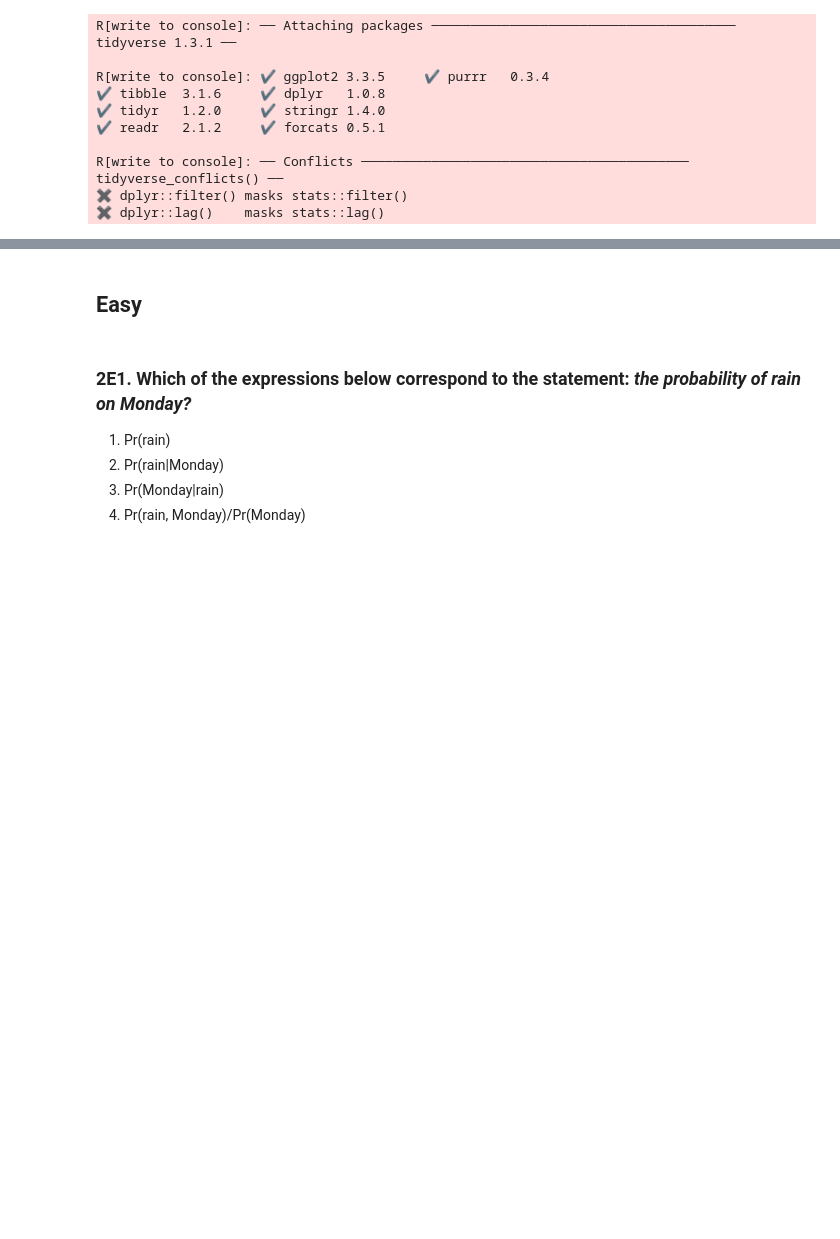
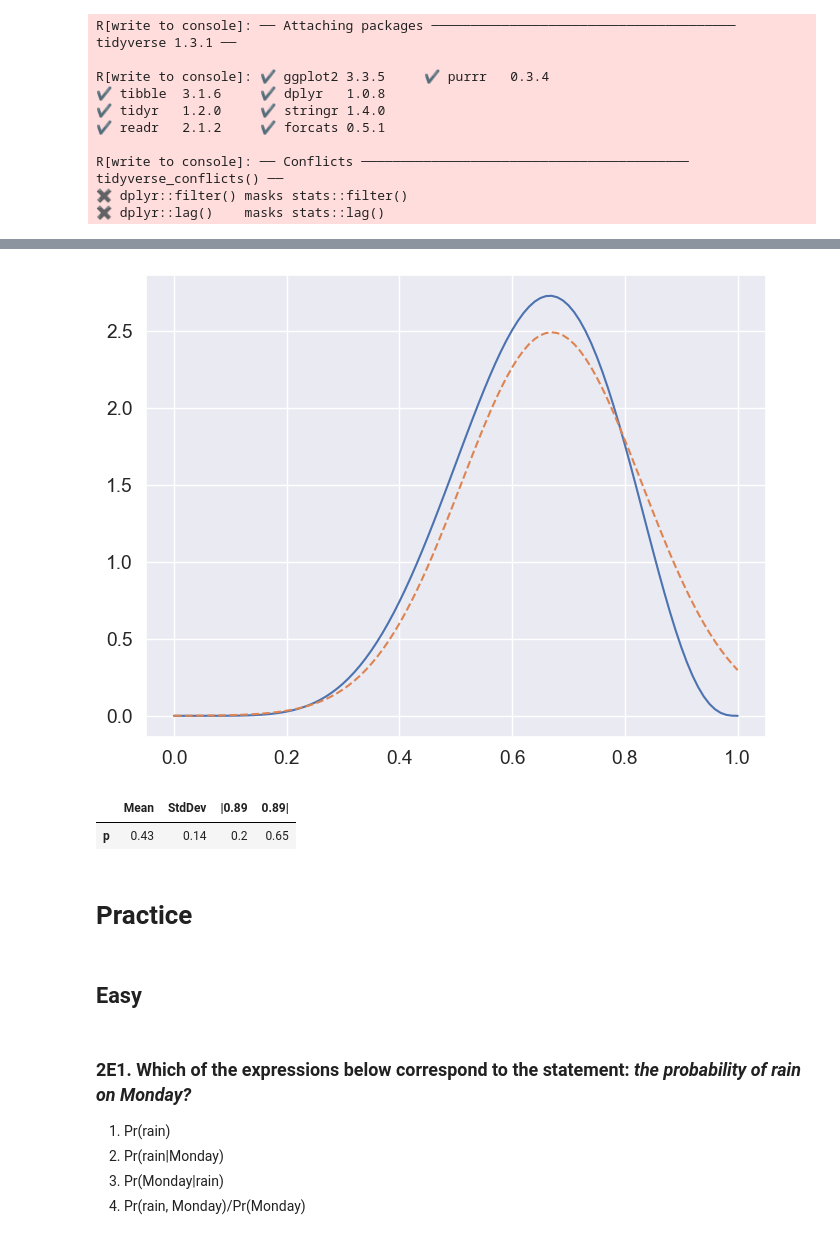
Before and after one commit to kvg/StatisticalRethinking, a Jupyter notebook: chr2.ipynb, the cells around one changed output, grey strips where cells are left out. Cells and saved outputs as stored; diff of their text form; code cells hidden in the pictures; blank space fills up the shorter version.

```diff
--- a/chr2.ipynb
+++ b/chr2.ipynb
@@ -46,3 +265,25 @@ R[write to console]: ── Conflicts ──────────────
+# %%
+# analytical calculation
+w = 6
+l = 3
+
+x = torch.linspace(0, 1, 101)
+ax = sns.lineplot(x=x, y=dist.Beta(w + 1, l + 1).log_prob(x).exp())
+
+# quadratic approximation
+precis_df = precis(globe_qa)
+sns.lineplot(x=x,
+             y=dist.Normal(0.67, 0.16).log_prob(x).exp())
+ax.lines[1].set_linestyle("--")
+# %% [output]
+[figure, added]
+# %%
+precis_df
+# %% [output]
+|  | Mean | StdDev | |0.89 | 0.89| |
+| p | 0.43 | 0.14 | 0.2 | 0.65 |
+# %% [markdown]
+# Practice
 # %% [markdown]
 ## Easy
 # %% [markdown]
```
Also changed, not shown: parts of 27 cells of this notebook.
